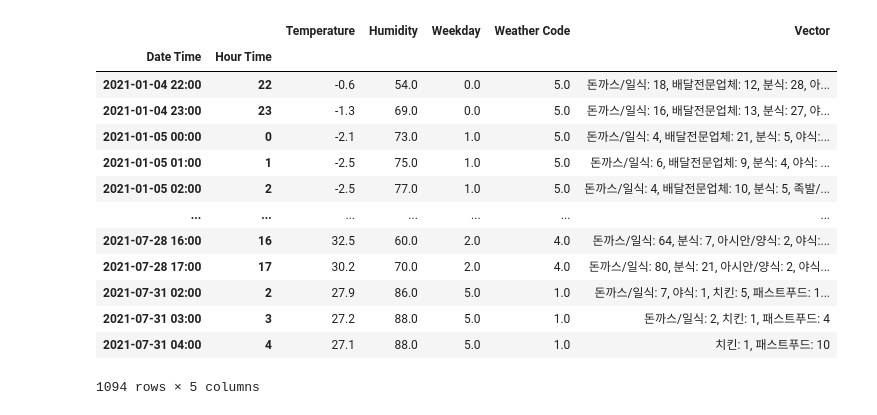
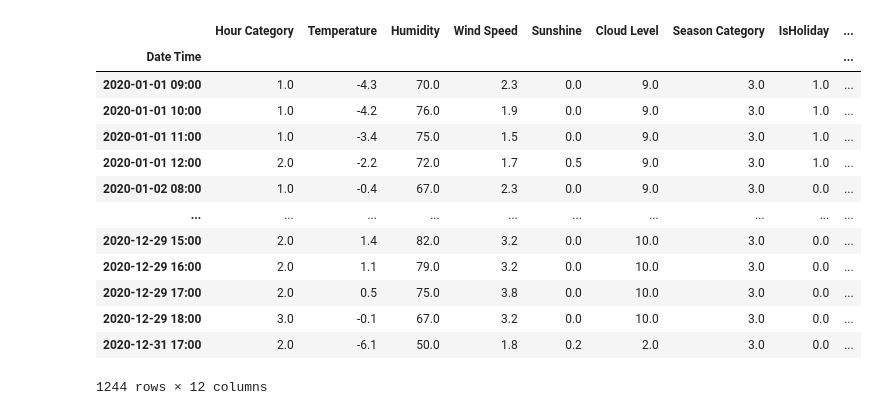
Before and after one commit to highlaw00/MyANNModel, a Jupyter notebook: Temp_and_Deli_Process.ipynb, the cells around one changed output. Drawn from its saved outputs; the diff is of its cells as text; code cells hidden in the pictures.

```diff
--- a/Temp_and_Deli_Process.ipynb
+++ b/Temp_and_Deli_Process.ipynb
@@ -21,9 +27,0 @@ data
-# %%
-Weekday = []
-for index, row in data.iterrows():
-    raw_str = row['Date Time']
-    year = int(raw_str[0:4])
-    month = int(raw_str[5:7])
-    day = int(raw_str[8:10])
-    Weekday.append(datetime.date(year, month, day).weekday())
-data['Weekday'] = Weekday
@@ -67,0 +28,5 @@ result = result.groupby(['Date Time', 'Hour Time']).agg({'Category': lambda x: '
+# %%
+for i in range(len(dfs)):
+    dfs[i] = dfs[i].rename(columns = {'기온(°C)': 'Temperature','습도(%)':'Humidity', '현상번호(국내식)':'Weather Code', '강수량(mm)': 'Precipitation'})
+    dfs[i] = dfs[i].rename(columns = {'풍속(m/s)': 'Wind Speed', '일조(hr)': 'Sunshine', '전운량(10분위)': 'Cloud Level'})
+dfs[0]
@@ -67,0 +47,3 @@ result = result.groupby(['Date Time', 'Hour Time']).agg({'Category': lambda x: '
+# %%
+dfs[0] = dfs[0].groupby(['Date Time', 'Category', 'Temperature', 'Humidity', 'Wind Speed', 'Sunshine', 'Precipitation', 'Cloud Level', 'Weather Code', 'Hour Category', 'Season Category', 'Weekday', 'IsHoliday']).agg({'Number of Deliveries': list}).reset_index()
+dfs[0]
@@ -68,22 +64,21 @@ result = result.groupby(['Date Time', 'Hour Time']).agg({'Category': lambda x: '
 # %%
-result['Vector'] = result.apply(lambda row: ', '.join([f"{c}: {v}" for c, v in zip(row['Category'].split(', '), row['Total Deliveries'].split(', '))]), axis=1)
-result = result.drop(columns={'Category', 'Total Deliveries'})
+for i in range(len(dfs)):
+    dfs[i]['Vector'] = dfs[i].apply(lambda row: ', '.join([f"{c}: {v}" for c, v in zip(row['Category'].split(', '), row['Total Deliveries'].split(', '))]), axis=1)
+    dfs[i] = dfs[i].drop(columns={'Category', 'Total Deliveries'})
-# %%
-# 카테고리 3개 이하 주문 자르기
-result = result[result['Vector'].apply(lambda x: len(x.split(', ')) >= 2)]
-result
-# %% [output]
-|  |  | Temperature | Humidity | Weekday | Weather Code | Vector |
-| Date Time | Hour Time |  |  |  |  |  |
-| 2021-01-04 22:00 | 22 | -0.6 | 54.0 | 0.0 | 5.0 | 돈까스/일식: 18, 배달전문업체: 12, 분식: 28, 아... |
-| 2021-01-04 23:00 | 23 | -1.3 | 69.0 | 0.0 | 5.0 | 돈까스/일식: 16, 배달전문업체: 13, 분식: 27, 야... |
-| 2021-01-05 00:00 | 0 | -2.1 | 73.0 | 1.0 | 5.0 | 돈까스/일식: 4, 배달전문업체: 21, 분식: 5, 야식:... |
-| 2021-01-05 01:00 | 1 | -2.5 | 75.0 | 1.0 | 5.0 | 돈까스/일식: 6, 배달전문업체: 9, 분식: 4, 야식: ... |
-| 2021-01-05 02:00 | 2 | -2.5 | 77.0 | 1.0 | 5.0 | 돈까스/일식: 4, 배달전문업체: 10, 분식: 5, 족발/... |
-| ... | ... | ... | ... | ... | ... | ... |
-| 2021-07-28 16:00 | 16 | 32.5 | 60.0 | 2.0 | 4.0 | 돈까스/일식: 64, 분식: 7, 아시안/양식: 2, 야식:... |
-| 2021-07-28 17:00 | 17 | 30.2 | 70.0 | 2.0 | 4.0 | 돈까스/일식: 80, 분식: 21, 아시안/양식: 2, 야식... |
-| 2021-07-31 02:00 | 2 | 27.9 | 86.0 | 5.0 | 1.0 | 돈까스/일식: 7, 야식: 1, 치킨: 5, 패스트푸드: 1... |
-| 2021-07-31 03:00 | 3 | 27.2 | 88.0 | 5.0 | 1.0 | 돈까스/일식: 2, 치킨: 1, 패스트푸드: 4 |
-| 2021-07-31 04:00 | 4 | 27.1 | 88.0 | 5.0 | 1.0 | 치킨: 1, 패스트푸드: 10 |
-1094 rows × 5 columns
+# %%
+dfs[1]
+# %% [output]
+|  | Hour Category | Temperature | Humidity | Wind Speed | Sunshine | Cloud Level | Season Category | IsHoliday | ... |
+| Date Time |  |  |  |  |  |  |  |  | ... |
+| 2020-01-01 09:00 | 1.0 | -4.3 | 70.0 | 2.3 | 0.0 | 9.0 | 3.0 | 1.0 | ... |
+| 2020-01-01 10:00 | 1.0 | -4.2 | 76.0 | 1.9 | 0.0 | 9.0 | 3.0 | 1.0 | ... |
+| 2020-01-01 11:00 | 1.0 | -3.4 | 75.0 | 1.5 | 0.0 | 9.0 | 3.0 | 1.0 | ... |
+| 2020-01-01 12:00 | 2.0 | -2.2 | 72.0 | 1.7 | 0.5 | 9.0 | 3.0 | 1.0 | ... |
+| 2020-01-02 08:00 | 1.0 | -0.4 | 67.0 | 2.3 | 0.0 | 9.0 | 3.0 | 0.0 | ... |
+| ... | ... | ... | ... | ... | ... | ... | ... | ... | ... |
+| 2020-12-29 15:00 | 2.0 | 1.4 | 82.0 | 3.2 | 0.0 | 10.0 | 3.0 | 0.0 | ... |
+| 2020-12-29 16:00 | 2.0 | 1.1 | 79.0 | 3.2 | 0.0 | 10.0 | 3.0 | 0.0 | ... |
+| 2020-12-29 17:00 | 2.0 | 0.5 | 75.0 | 3.8 | 0.0 | 10.0 | 3.0 | 0.0 | ... |
+| 2020-12-29 18:00 | 3.0 | -0.1 | 67.0 | 3.2 | 0.0 | 10.0 | 3.0 | 0.0 | ... |
+| 2020-12-31 17:00 | 2.0 | -6.1 | 50.0 | 1.8 | 0.2 | 2.0 | 3.0 | 0.0 | ... |
+1244 rows × 12 columns
```
Also changed, not shown: parts of 15 cells of this notebook, 21 other files.
